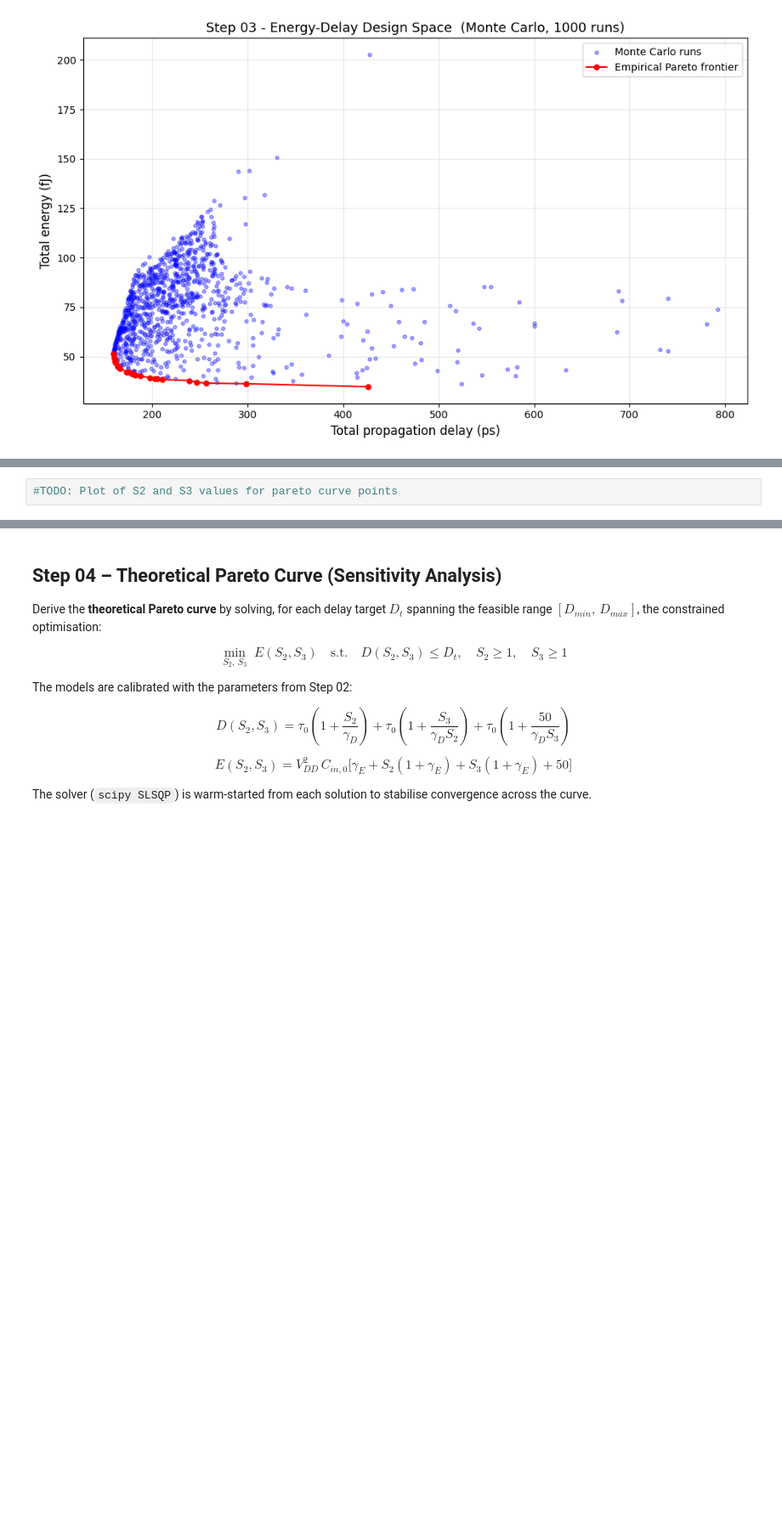
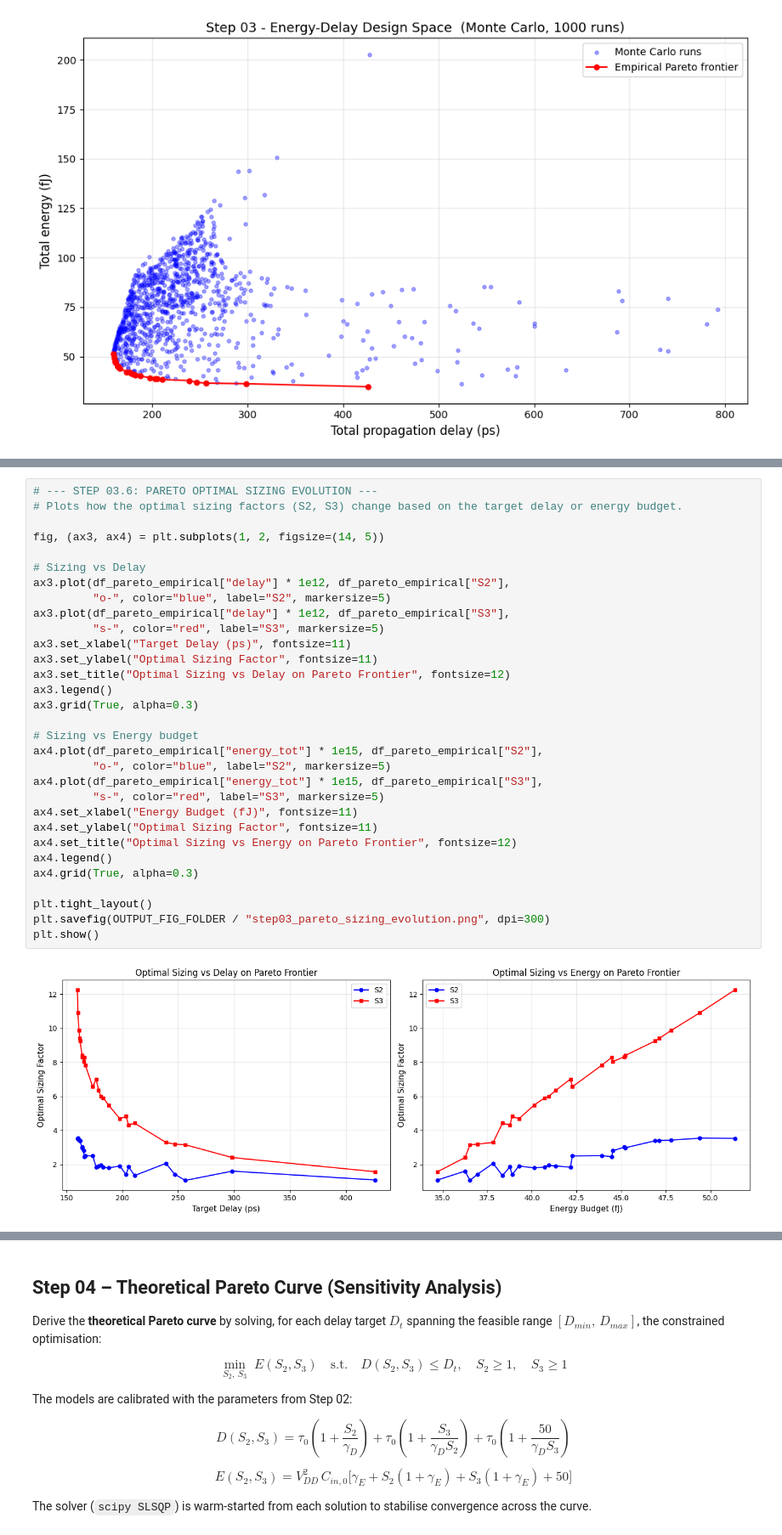
Before and after one commit to XBlayz/Low_power-projects, a Jupyter notebook: notebooks/project-01.ipynb, the cells around one changed output, grey strips where cells are left out. Shown at 85% size. Cells and saved outputs as stored; diff of their text form; blank space fills up the shorter version.

```diff
--- a/notebooks/project-01.ipynb
+++ b/notebooks/project-01.ipynb
@@ -643,2 +685,33 @@ plt.show()
 # %%
-#TODO: Plot of S2 and S3 values for pareto curve points
+# --- STEP 03.6: PARETO OPTIMAL SIZING EVOLUTION ---
+# Plots how the optimal sizing factors (S2, S3) change based on the target delay or energy budget.
+
+fig, (ax3, ax4) = plt.subplots(1, 2, figsize=(14, 5))
+
+# Sizing vs Delay
+ax3.plot(df_pareto_empirical["delay"] * 1e12, df_pareto_empirical["S2"],
+         "o-", color="blue", label="S2", markersize=5)
+ax3.plot(df_pareto_empirical["delay"] * 1e12, df_pareto_empirical["S3"],
+         "s-", color="red", label="S3", markersize=5)
+ax3.set_xlabel("Target Delay (ps)", fontsize=11)
+ax3.set_ylabel("Optimal Sizing Factor", fontsize=11)
+ax3.set_title("Optimal Sizing vs Delay on Pareto Frontier", fontsize=12)
+ax3.legend()
+ax3.grid(True, alpha=0.3)
+
+# Sizing vs Energy budget
+ax4.plot(df_pareto_empirical["energy_tot"] * 1e15, df_pareto_empirical["S2"],
+         "o-", color="blue", label="S2", markersize=5)
+ax4.plot(df_pareto_empirical["energy_tot"] * 1e15, df_pareto_empirical["S3"],
+         "s-", color="red", label="S3", markersize=5)
+ax4.set_xlabel("Energy Budget (fJ)", fontsize=11)
+ax4.set_ylabel("Optimal Sizing Factor", fontsize=11)
+ax4.set_title("Optimal Sizing vs Energy on Pareto Frontier", fontsize=12)
+ax4.legend()
+ax4.grid(True, alpha=0.3)
+
+plt.tight_layout()
+plt.savefig(OUTPUT_FIG_FOLDER / "step03_pareto_sizing_evolution.png", dpi=300)
+plt.show()
+# %% [output]
+[figure, added]
```
Also changed, not shown: parts of 5 cells of this notebook.
